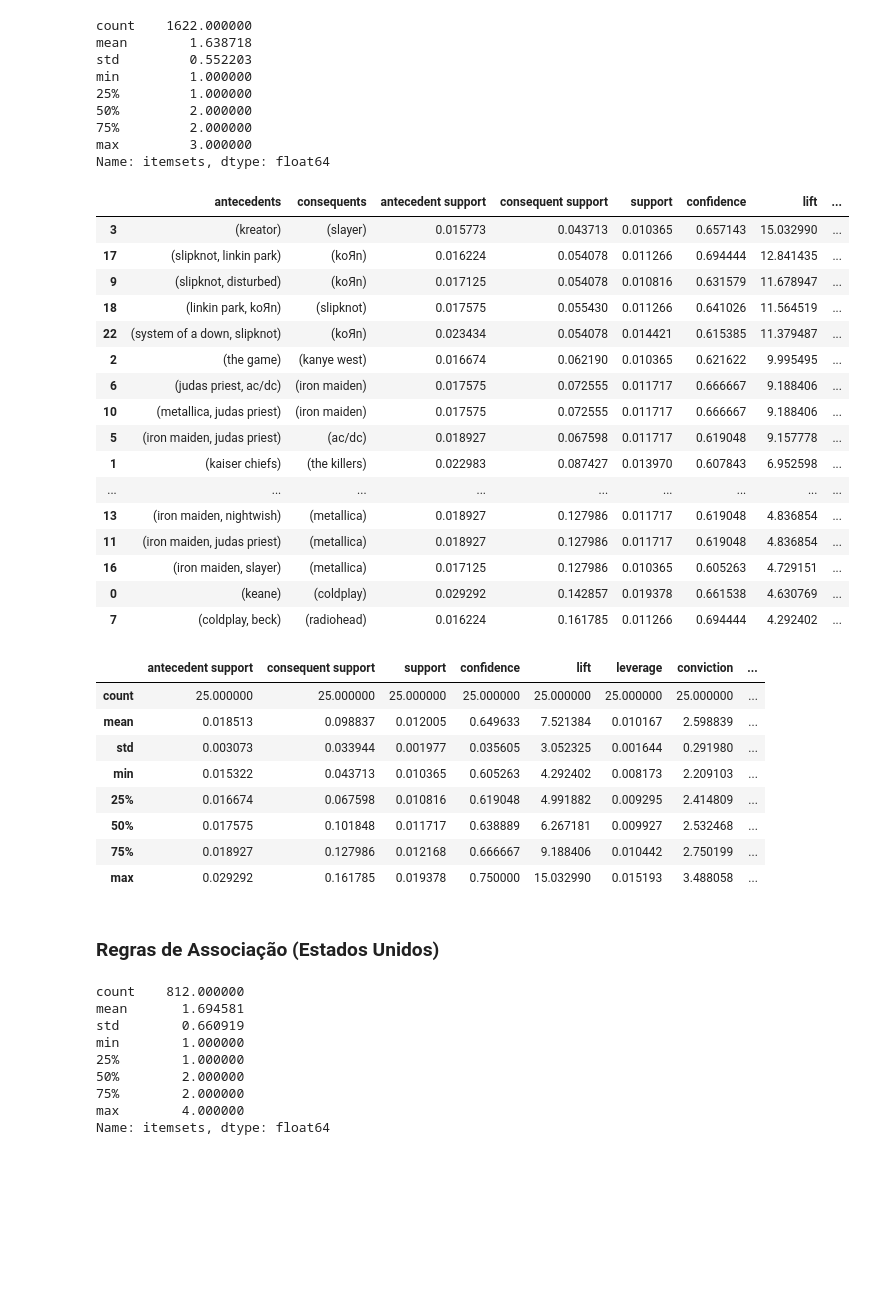
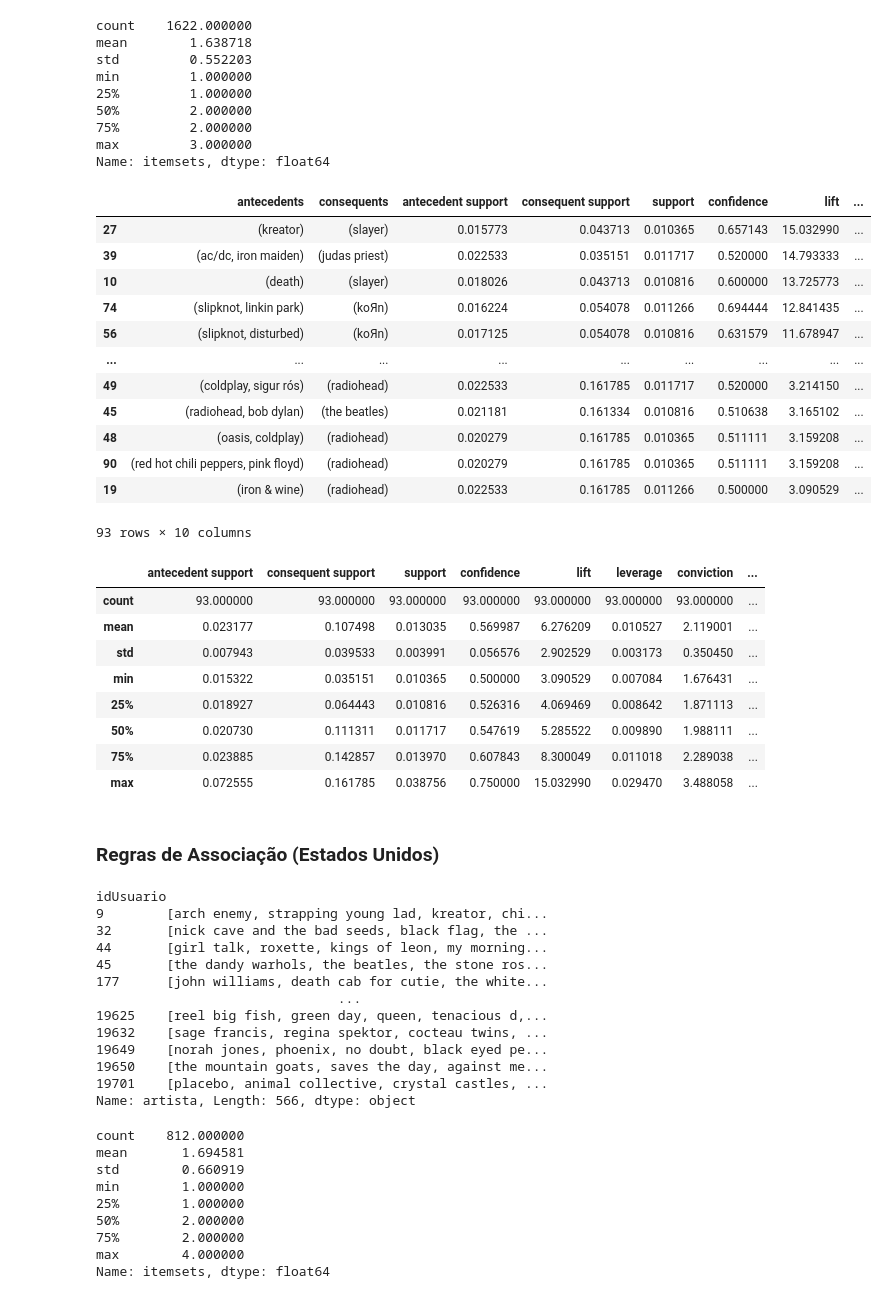
Before and after one commit to usr-bin32/data-mining-assignments, a Jupyter notebook: p2/notebook.ipynb, the cells around one changed output. Drawn from its saved outputs; the diff is of its cells as text; code cells hidden in the pictures; blank space fills up the shorter version.

```diff
--- a/p2/notebook.ipynb
+++ b/p2/notebook.ipynb
@@ -214,48 +250,59 @@ max         3.000000
 Name: itemsets, dtype: float64
 # %%
 rules_male = association_rules(
-    itemsets, metric="confidence", min_threshold=0.6
+    itemsets, metric="confidence", min_threshold=0.5
 ).sort_values(by="lift", ascending=False)
 rules_male["absolute_support"] = (rules_male["support"] * len(transactions)).apply(
     round
 )
 rules_male
 # %% [output]
 |  | antecedents | consequents | antecedent support | consequent support | support | confidence | lift | ... |
-| 3 | (kreator) | (slayer) | 0.015773 | 0.043713 | 0.010365 | 0.657143 | 15.032990 | ... |
-| 17 | (slipknot, linkin park) | (koЯn) | 0.016224 | 0.054078 | 0.011266 | 0.694444 | 12.841435 | ... |
-| 9 | (slipknot, disturbed) | (koЯn) | 0.017125 | 0.054078 | 0.010816 | 0.631579 | 11.678947 | ... |
-| 18 | (linkin park, koЯn) | (slipknot) | 0.017575 | 0.055430 | 0.011266 | 0.641026 | 11.564519 | ... |
-| 22 | (system of a down, slipknot) | (koЯn) | 0.023434 | 0.054078 | 0.014421 | 0.615385 | 11.379487 | ... |
-| 2 | (the game) | (kanye west) | 0.016674 | 0.062190 | 0.010365 | 0.621622 | 9.995495 | ... |
-| 6 | (judas priest, ac/dc) | (iron maiden) | 0.017575 | 0.072555 | 0.011717 | 0.666667 | 9.188406 | ... |
-| 10 | (metallica, judas priest) | (iron maiden) | 0.017575 | 0.072555 | 0.011717 | 0.666667 | 9.188406 | ... |
-| 5 | (iron maiden, judas priest) | (ac/dc) | 0.018927 | 0.067598 | 0.011717 | 0.619048 | 9.157778 | ... |
-| 1 | (kaiser chiefs) | (the killers) | 0.022983 | 0.087427 | 0.013970 | 0.607843 | 6.952598 | ... |
+| 27 | (kreator) | (slayer) | 0.015773 | 0.043713 | 0.010365 | 0.657143 | 15.032990 | ... |
+| 39 | (ac/dc, iron maiden) | (judas priest) | 0.022533 | 0.035151 | 0.011717 | 0.520000 | 14.793333 | ... |
+| 10 | (death) | (slayer) | 0.018026 | 0.043713 | 0.010816 | 0.600000 | 13.725773 | ... |
+| 74 | (slipknot, linkin park) | (koЯn) | 0.016224 | 0.054078 | 0.011266 | 0.694444 | 12.841435 | ... |
+| 56 | (slipknot, disturbed) | (koЯn) | 0.017125 | 0.054078 | 0.010816 | 0.631579 | 11.678947 | ... |
 | ... | ... | ... | ... | ... | ... | ... | ... | ... |
-| 13 | (iron maiden, nightwish) | (metallica) | 0.018927 | 0.127986 | 0.011717 | 0.619048 | 4.836854 | ... |
-| 11 | (iron maiden, judas priest) | (metallica) | 0.018927 | 0.127986 | 0.011717 | 0.619048 | 4.836854 | ... |
-| 16 | (iron maiden, slayer) | (metallica) | 0.017125 | 0.127986 | 0.010365 | 0.605263 | 4.729151 | ... |
-| 0 | (keane) | (coldplay) | 0.029292 | 0.142857 | 0.019378 | 0.661538 | 4.630769 | ... |
-| 7 | (coldplay, beck) | (radiohead) | 0.016224 | 0.161785 | 0.011266 | 0.694444 | 4.292402 | ... |
+| 49 | (coldplay, sigur rós) | (radiohead) | 0.022533 | 0.161785 | 0.011717 | 0.520000 | 3.214150 | ... |
+| 45 | (radiohead, bob dylan) | (the beatles) | 0.021181 | 0.161334 | 0.010816 | 0.510638 | 3.165102 | ... |
+| 48 | (oasis, coldplay) | (radiohead) | 0.020279 | 0.161785 | 0.010365 | 0.511111 | 3.159208 | ... |
+| 90 | (red hot chili peppers, pink floyd) | (radiohead) | 0.020279 | 0.161785 | 0.010365 | 0.511111 | 3.159208 | ... |
+| 19 | (iron & wine) | (radiohead) | 0.022533 | 0.161785 | 0.011266 | 0.500000 | 3.090529 | ... |
+93 rows × 10 columns
 # %%
 rules_male.describe()
 # %% [output]
 |  | antecedent support | consequent support | support | confidence | lift | leverage | conviction | ... |
-| count | 25.000000 | 25.000000 | 25.000000 | 25.000000 | 25.000000 | 25.000000 | 25.000000 | ... |
-| mean | 0.018513 | 0.098837 | 0.012005 | 0.649633 | 7.521384 | 0.010167 | 2.598839 | ... |
-| std | 0.003073 | 0.033944 | 0.001977 | 0.035605 | 3.052325 | 0.001644 | 0.291980 | ... |
-| min | 0.015322 | 0.043713 | 0.010365 | 0.605263 | 4.292402 | 0.008173 | 2.209103 | ... |
-| 25% | 0.016674 | 0.067598 | 0.010816 | 0.619048 | 4.991882 | 0.009295 | 2.414809 | ... |
-| 50% | 0.017575 | 0.101848 | 0.011717 | 0.638889 | 6.267181 | 0.009927 | 2.532468 | ... |
-| 75% | 0.018927 | 0.127986 | 0.012168 | 0.666667 | 9.188406 | 0.010442 | 2.750199 | ... |
-| max | 0.029292 | 0.161785 | 0.019378 | 0.750000 | 15.032990 | 0.015193 | 3.488058 | ... |
+| count | 93.000000 | 93.000000 | 93.000000 | 93.000000 | 93.000000 | 93.000000 | 93.000000 | ... |
+| mean | 0.023177 | 0.107498 | 0.013035 | 0.569987 | 6.276209 | 0.010527 | 2.119001 | ... |
+| std | 0.007943 | 0.039533 | 0.003991 | 0.056576 | 2.902529 | 0.003173 | 0.350450 | ... |
+| min | 0.015322 | 0.035151 | 0.010365 | 0.500000 | 3.090529 | 0.007084 | 1.676431 | ... |
+| 25% | 0.018927 | 0.064443 | 0.010816 | 0.526316 | 4.069469 | 0.008642 | 1.871113 | ... |
+| 50% | 0.020730 | 0.111311 | 0.011717 | 0.547619 | 5.285522 | 0.009890 | 1.988111 | ... |
+| 75% | 0.023885 | 0.142857 | 0.013970 | 0.607843 | 8.300049 | 0.011018 | 2.289038 | ... |
+| max | 0.072555 | 0.161785 | 0.038756 | 0.750000 | 15.032990 | 0.029470 | 3.488058 | ... |
 # %% [markdown]
 ### Regras de Associação (Estados Unidos)
 # %%
 transactions = (
     df[df["pais"] == "United States"].groupby("idUsuario")["artista"].aggregate(list)
 )
+transactions
+# %% [output]
+idUsuario
+9        [arch enemy, strapping young lad, kreator, chi...
+32       [nick cave and the bad seeds, black flag, the ...
+44       [girl talk, roxette, kings of leon, my morning...
+45       [the dandy warhols, the beatles, the stone ros...
+177      [john williams, death cab for cutie, the white...
+                               ...
+19625    [reel big fish, green day, queen, tenacious d,...
+19632    [sage francis, regina spektor, cocteau twins, ...
+19649    [norah jones, phoenix, no doubt, black eyed pe...
+19650    [the mountain goats, saves the day, against me...
+19701    [placebo, animal collective, crystal castles, ...
+Name: artista, Length: 566, dtype: object
 # %%
 encoder = TransactionEncoder()
 df_t = pd.DataFrame(encoder.fit_transform(transactions), columns=encoder.columns_)
```
Also changed, not shown: parts of 12 cells of this notebook.
